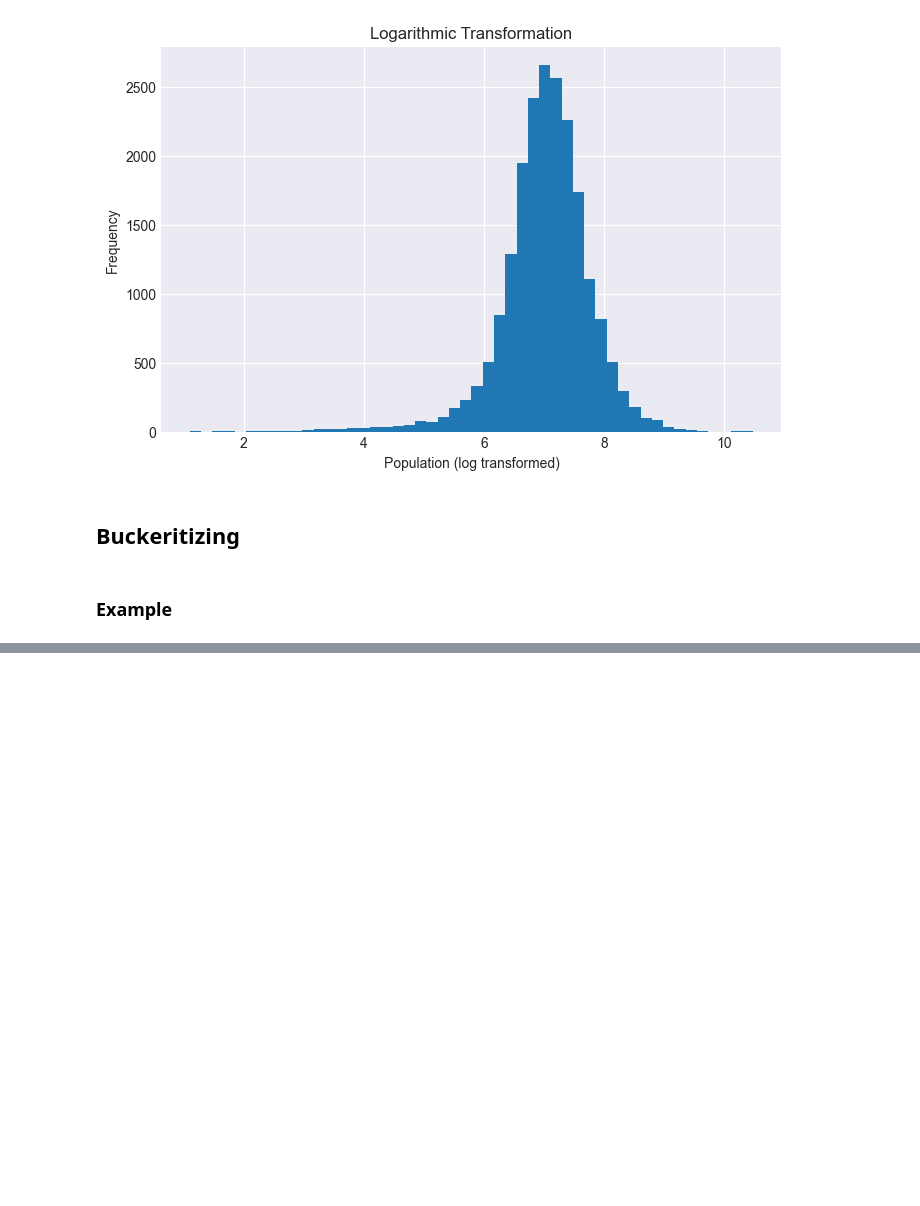
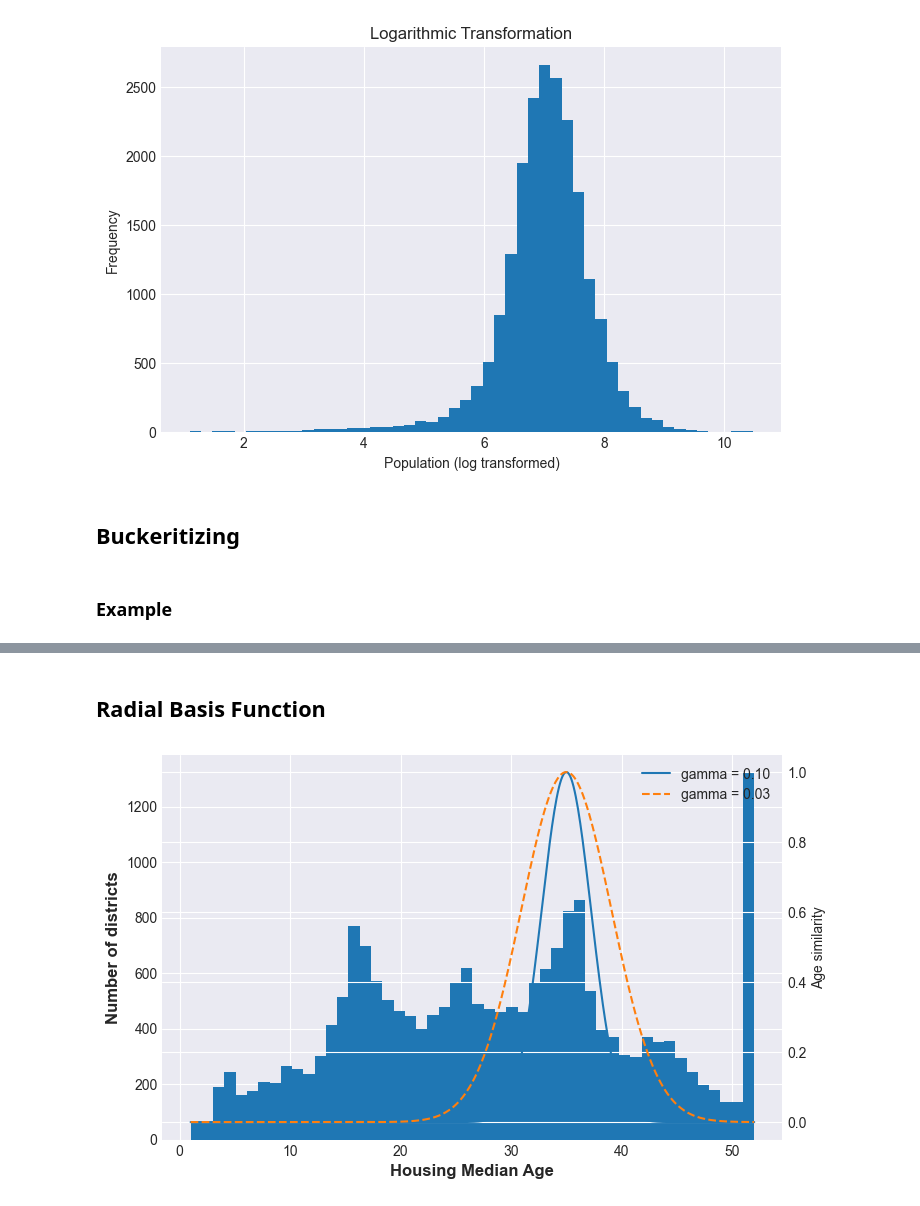
Before and after one commit to DavidCalebChaparroOrozco/Hands-OnMachineLearningwithScikit-LearnandPyTorch-Aur-lienG-ron, a Jupyter notebook: DataloadingExplorationPreparation/PracticeHousingDataset.ipynb, the cells around one changed output, grey strips where cells are left out. Drawn from its saved outputs; the diff is of its cells as text; code cells hidden in the pictures; blank space fills up the shorter version.

```diff
--- a/DataloadingExplorationPreparation/PracticeHousingDataset.ipynb
+++ b/DataloadingExplorationPreparation/PracticeHousingDataset.ipynb
@@ -940,0 +942,30 @@ plt.show()
+# %% [markdown]
+## Radial Basis Function
+# %%
+# Calculate the similarity of each age to a reference age using the RBF kernel.
+ages = housing_pl["housing_median_age"].to_numpy()
+
+# Create a range of ages for plotting the similarity function
+age_range = np.linspace(ages.min(), ages.max(), 500).reshape(-1, 1)
+
+# Calculate the RBF kernel similarity to a reference age with different gamma values
+sim_gama_01 = rbf_kernel(age_range, [[35]], gamma=0.1)
+sim_gama_003 = rbf_kernel(age_range, [[35]], gamma=0.03)
+
+# Plot the histogram of ages and the similarity functions
+fig, ax1 = plt.subplots(figsize=(8, 5))
+
+# Histogram of housing median ages
+ax1.hist(ages, bins=50)
+ax1.set_xlabel("Housing Median Age", fontsize=12, fontweight = "bold")
+ax1.set_ylabel("Number of districts", fontsize=12, fontweight= "bold")
+
+# Create a secondary Y-axis to plot the similarity functions
+ax2 = ax1.twinx()
+ax2.plot(age_range, sim_gama_01, label="gamma = 0.10")
+ax2.plot(age_range, sim_gama_003, linestyle = "--", label = "gamma = 0.03")
+ax2.set_ylabel("Age similarity")
+ax2.legend()
+plt.show()
+# %% [output]
+[figure, added]
```
Also changed, not shown: parts of 3 cells of this notebook, 2 other files.
